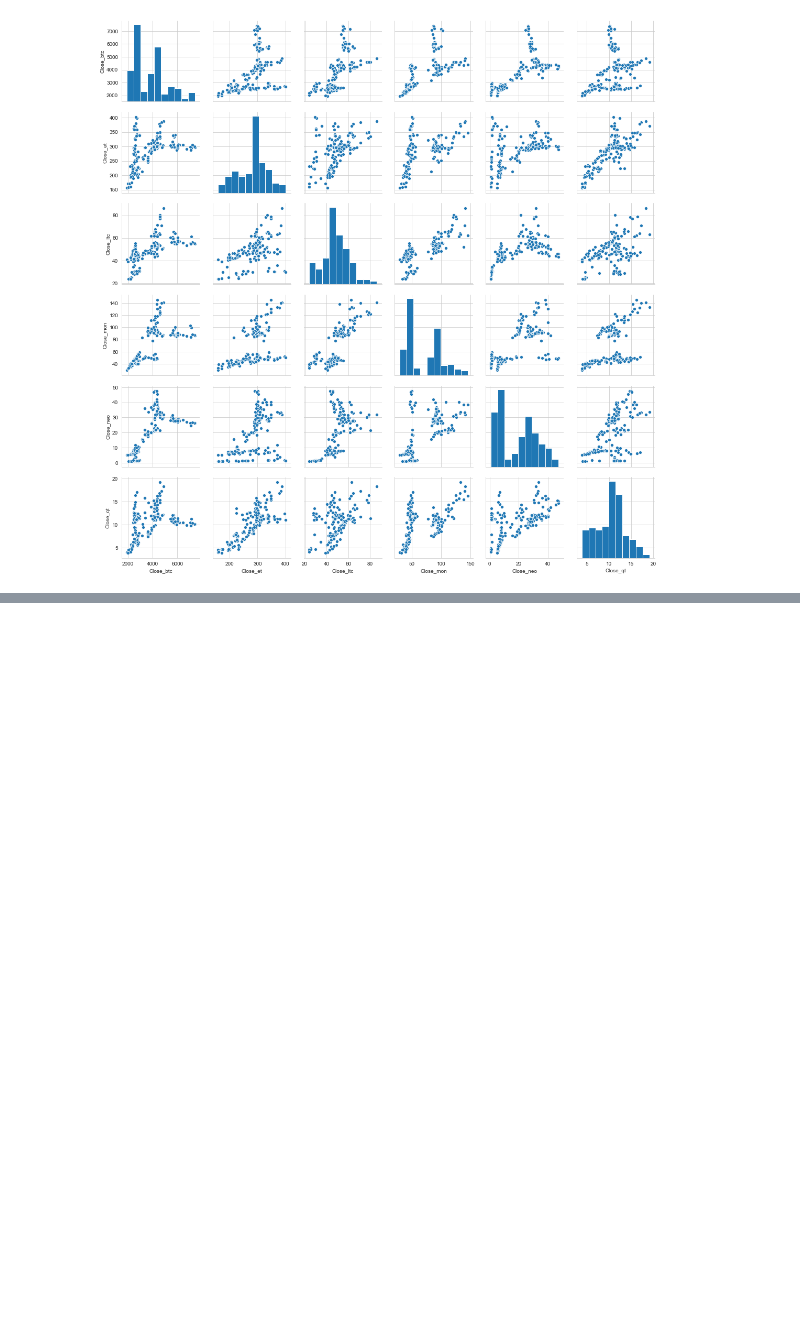
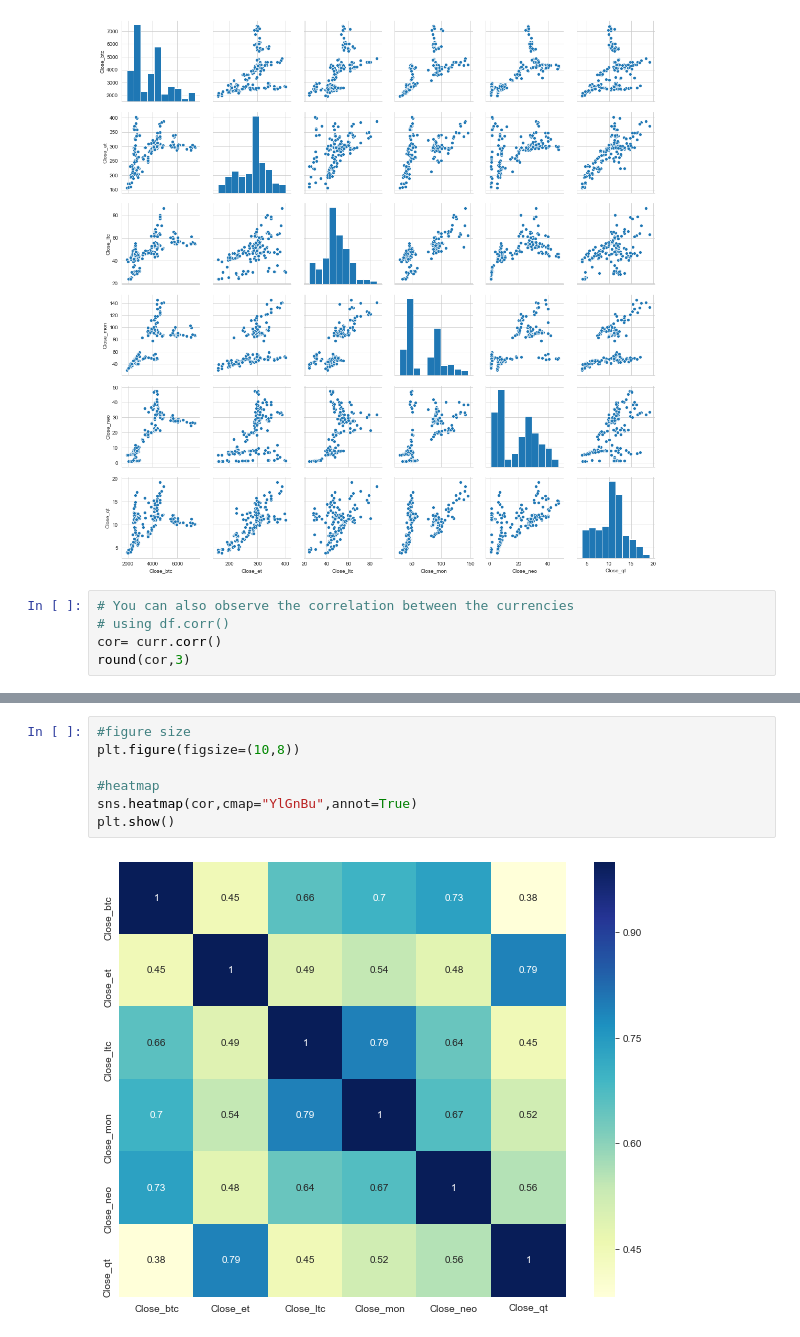
Before and after one commit to R-aryan/Machine_Learning_Crash_Course, a Jupyter notebook: Data Visualization/Seaborn_Introduction.ipynb, the cells around one changed output, grey strips where cells are left out. Drawn from its saved outputs; the diff is of its cells as text; blank space fills up the shorter version.

```diff
--- a/Data Visualization/Seaborn_Introduction.ipynb
+++ b/Data Visualization/Seaborn_Introduction.ipynb
@@ -223,3 +223,8 @@ sns.pairplot(curr)
 plt.show()
 # %% [output]
 [figure]
+# %%
+# You can also observe the correlation between the currencies
+# using df.corr()
+cor= curr.corr()
+round(cor,3)
@@ -225,0 +245,9 @@ plt.show()
+# %%
+#figure size
+plt.figure(figsize=(10,8))
+
+#heatmap
+sns.heatmap(cor,cmap="YlGnBu",annot=True)
+plt.show()
+# %% [output]
+[figure, added]
```
Also changed, not shown: parts of 3 cells of this notebook.
